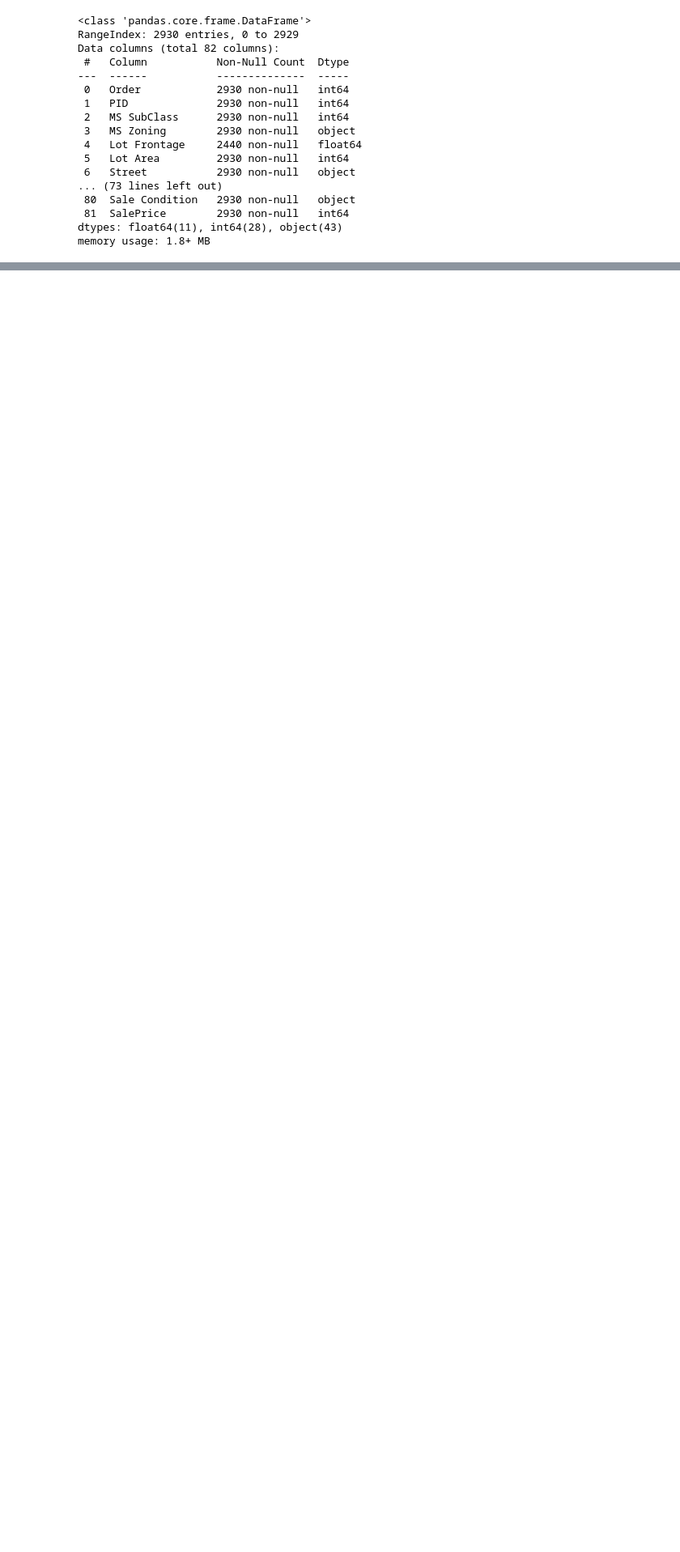
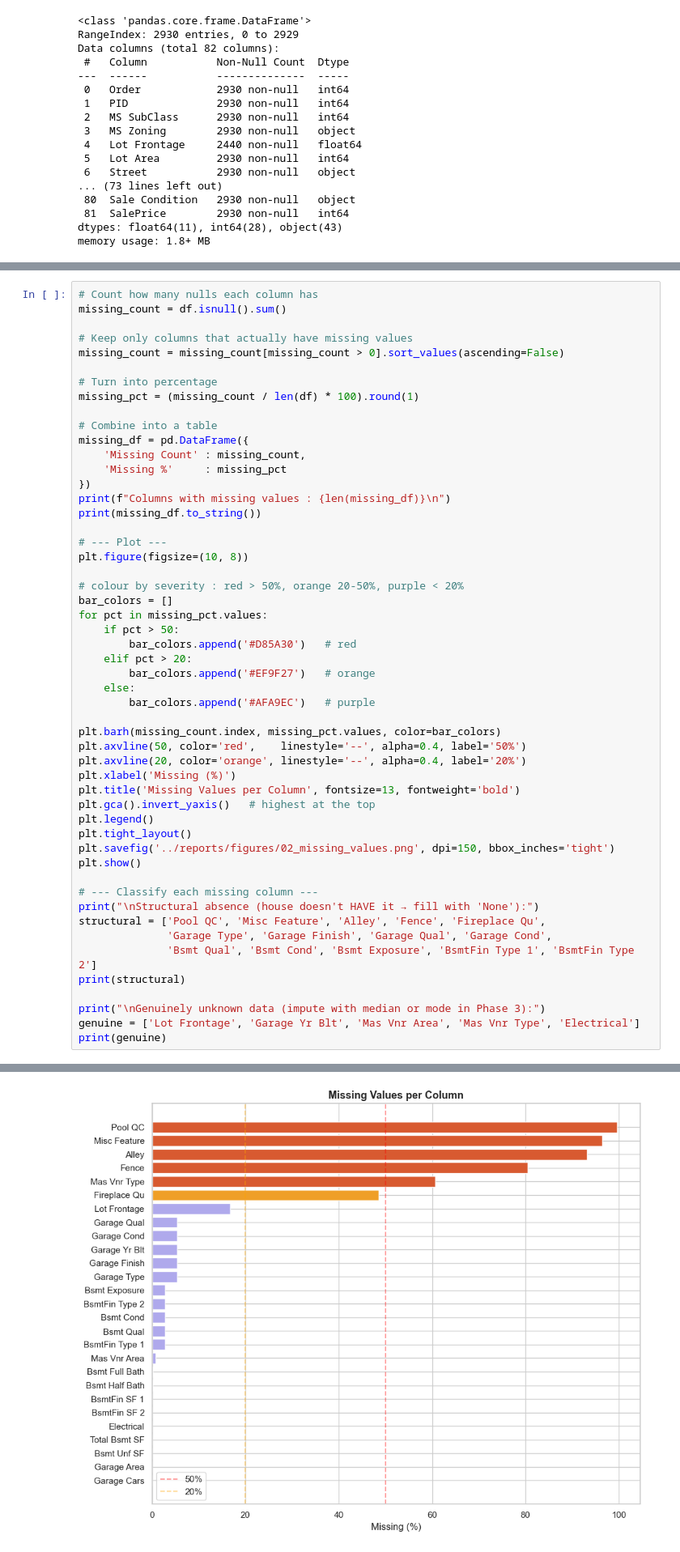
Before and after one commit to feroz-crash/house-price-prediction, a Jupyter notebook: notebooks/_eda.ipynb, the cells around one changed output, grey strips where cells are left out. Shown at 81% size. Saved outputs shown, nothing was run; the diff lists cells and outputs as text; blank space fills up the shorter version.

```diff
--- a/notebooks/_eda.ipynb
+++ b/notebooks/_eda.ipynb
@@ -70,0 +141,53 @@ df.describe().T
+# %%
+# Count how many nulls each column has
+missing_count = df.isnull().sum()
+
+# Keep only columns that actually have missing values
+missing_count = missing_count[missing_count > 0].sort_values(ascending=False)
+
+# Turn into percentage
+missing_pct = (missing_count / len(df) * 100).round(1)
+
+# Combine into a table
+missing_df = pd.DataFrame({
+    'Missing Count' : missing_count,
+    'Missing %'     : missing_pct
+})
+print(f"Columns with missing values : {len(missing_df)}\n")
+print(missing_df.to_string())
+
+# --- Plot ---
+plt.figure(figsize=(10, 8))
+
+# colour by severity : red > 50%, orange 20-50%, purple < 20%
+bar_colors = []
+for pct in missing_pct.values:
+    if pct > 50:
+        bar_colors.append('#D85A30')   # red
+    elif pct > 20:
+        bar_colors.append('#EF9F27')   # orange
+    else:
+        bar_colors.append('#AFA9EC')   # purple
+
+plt.barh(missing_count.index, missing_pct.values, color=bar_colors)
+plt.axvline(50, color='red',    linestyle='--', alpha=0.4, label='50%')
+plt.axvline(20, color='orange', linestyle='--', alpha=0.4, label='20%')
+plt.xlabel('Missing (%)')
+plt.title('Missing Values per Column', fontsize=13, fontweight='bold')
+plt.gca().invert_yaxis()   # highest at the top
+plt.legend()
+plt.tight_layout()
+plt.savefig('../reports/figures/02_missing_values.png', dpi=150, bbox_inches='tight')
+plt.show()
+
+# --- Classify each missing column ---
+print("\nStructural absence (house doesn't HAVE it → fill with 'None'):")
+structural = ['Pool QC', 'Misc Feature', 'Alley', 'Fence', 'Fireplace Qu',
+              'Garage Type', 'Garage Finish', 'Garage Qual', 'Garage Cond',
+              'Bsmt Qual', 'Bsmt Cond', 'Bsmt Exposure', 'BsmtFin Type 1', 'BsmtFin Type 2']
+print(structural)
+
+print("\nGenuinely unknown data (impute with median or mode in Phase 3):")
+genuine = ['Lot Frontage', 'Garage Yr Blt', 'Mas Vnr Area', 'Mas Vnr Type', 'Electrical']
+print(genuine)
+# %% [output]
@@ -70,0 +211 @@ df.describe().T
+[figure, added]
```
Also changed, not shown: parts of 6 cells of this notebook, 3 other files.
